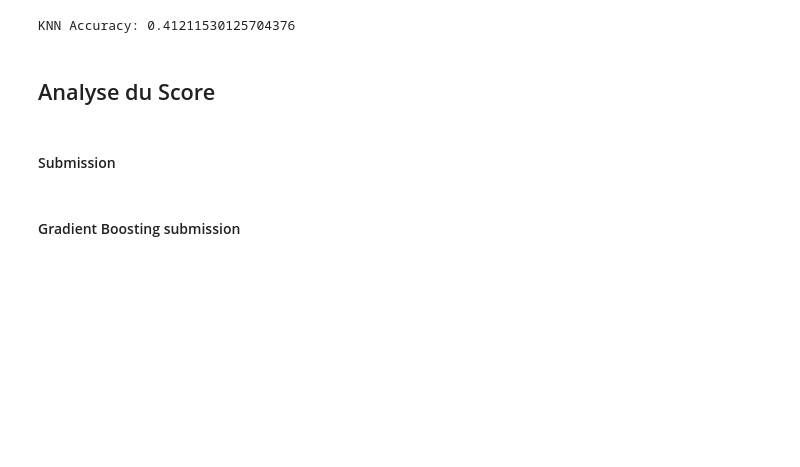
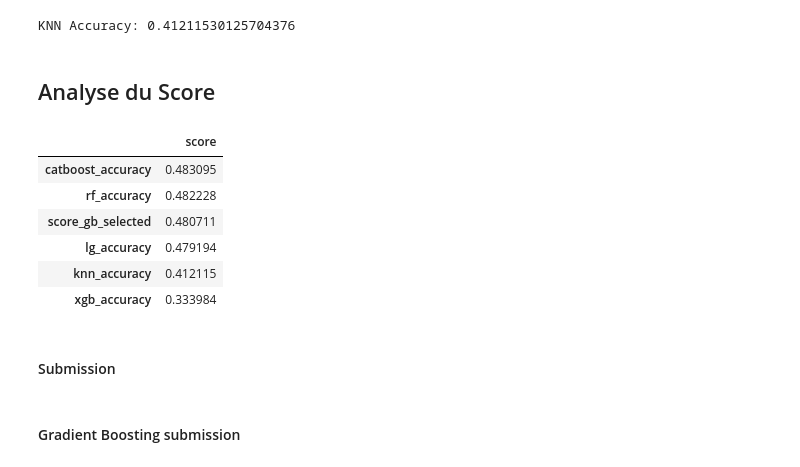
Before and after one commit to samarelayed/GuessTheWinner-DataChallenge, a Jupyter notebook: player_data_notebook.ipynb, the cells around one changed output. Drawn from its saved outputs; the diff is of its cells as text; code cells hidden in the pictures; blank space fills up the shorter version.

Commit message:
analyse du score

```diff
--- a/player_data_notebook.ipynb
+++ b/player_data_notebook.ipynb
@@ -478,7 +478,7 @@ print("Accuracy:", gb_smote_accuracy)
 # %%
 #Reduce noise by selecting relevant features
 feature_selector = SelectFromModel(gb_model, threshold='median')
-X_train_selected = feature_selector.fit_transform(X_train, y_train)
+X_train_selected = feature_selector.fit_transform(X_train_scaled, y_train)
 X_val_selected = feature_selector.transform(X_val)
 
 gb_model.fit(X_train_selected, y_train)
@@ -497,7 +497,7 @@ model = GradientBoostingClassifier(
     validation_fraction=0.1,
     n_iter_no_change=10
 )
-model.fit(X_train, y_train)
+model.fit(X_train_scaled, y_train)
 y_pred = model.predict(X_val)
 gb_early_stopping_accuracy = accuracy_score(y_val, y_pred)
 print("Accuracy:", accuracy_score(y_val, y_pred))
@@ -516,11 +516,11 @@ Highly efficient for tabular data and supports multi-class classification. Offer
 # %%
 # Optimize Model Parameters
 param_grid = {
-    'max_depth': [6, 8, 10],
-    'learning_rate': [0.01, 0.025, 0.05],
-    'n_estimators': [500, 1000],
-    'colsample_bytree': [0.6, 0.8],
-    'subsample': [0.8, 1.0],
+    'max_depth': [8],
+    'learning_rate': [0.01],
+    'n_estimators': [1000],
+    'colsample_bytree': [0.6],
+    'subsample': [0.8],
 }
 grid_search = GridSearchCV(xgboost.XGBClassifier(objective='multi:softprob', num_class=3), param_grid, cv=3)
 grid_search.fit(X_train_scaled, y_train)
@@ -528,10 +530,10 @@ print(grid_search.best_params_)
 # %%
 params_1 = {
-    'max_depth': 10,
-    'learning_rate': 0.05,
+    'max_depth': 8,
+    'learning_rate': 0.01,
     'n_estimators': 1000,
-    'colsample_bytree': 0.8,
-    'subsample': 1.0,
+    'colsample_bytree': 0.6,
+    'subsample': 0.8,
 }
 modelXGB = xgb.XGBClassifier(params_1)
 modelXGB.fit(X_train_scaled, y_train)
@@ -675,9 +677,17 @@ KNN Accuracy: 0.41211530125704376
 ## Analyse du Score
 # %%
 pd.DataFrame(
-    {'score': [score_gb_selected,gb_smote_accuracy, gb_feature_seclection_accuracy, gb_early_stopping_accuracy,xgb_accuracy, rf_accuracy, accuracy, catboost_accuracy, knn_accuracy]},
-    index=['score_gb_selected', 'gb_smote_accuracy', 'gb_feature_seclection_accuracy', 'gb_early_stopping_accuracy','xgb_accuracy', 'rf_accuracy', 'lg_accuracy', 'catboost_accuracy',
+    {'score': [score_gb_selected, xgb_accuracy, rf_accuracy, accuracy, catboost_accuracy, knn_accuracy]},
+    index=['score_gb_selected','xgb_accuracy', 'rf_accuracy', 'lg_accuracy', 'catboost_accuracy',
             'knn_accuracy']).sort_values(by='score', ascending=False)
+# %% [output]
+|  | score |
+| catboost_accuracy | 0.483095 |
+| rf_accuracy | 0.482228 |
+| score_gb_selected | 0.480711 |
+| lg_accuracy | 0.479194 |
+| knn_accuracy | 0.412115 |
+| xgb_accuracy | 0.333984 |
 # %% [markdown]
 #### Submission
 # %%
```
Also changed, not shown: parts of 8 cells of this notebook.
